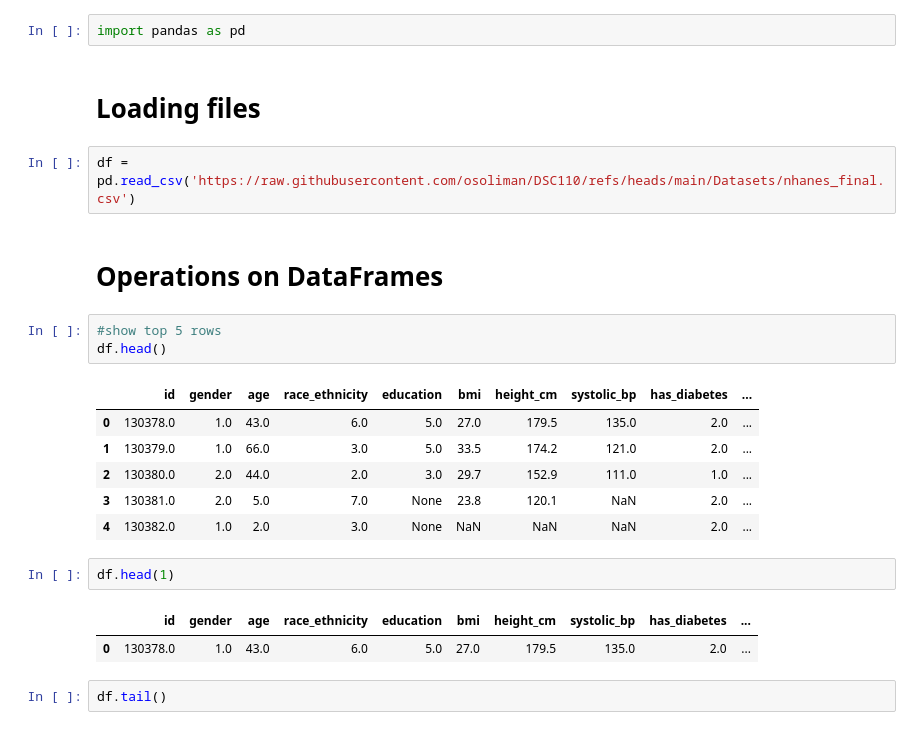
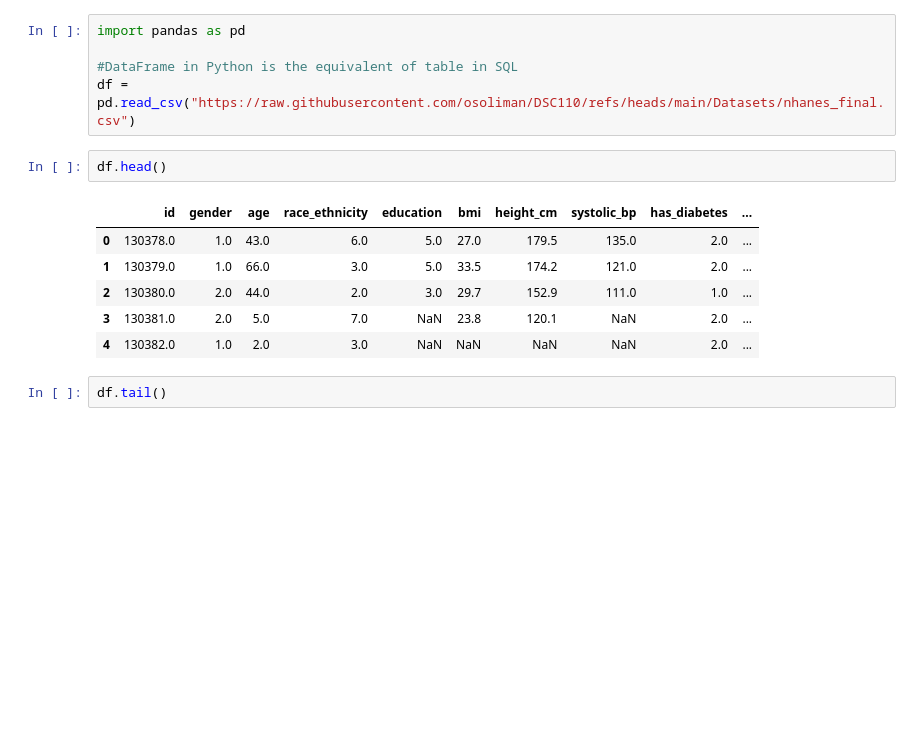
Before and after one commit to osoliman/DSC110, a Jupyter notebook: Description/DSC110_Description_Cleaning_Summarization.ipynb, the cells around one changed output. Drawn from its saved outputs; the diff is of its cells as text; blank space fills up the shorter version.

```diff
--- a/Description/DSC110_Description_Cleaning_Summarization.ipynb
+++ b/Description/DSC110_Description_Cleaning_Summarization.ipynb
@@ -5,26 +3,17 @@
-# %%
-import pandas as pd
-# %% [markdown]
-# **Loading files**
 # %%
-df = pd.read_csv('https://raw.githubusercontent.com/osoliman/DSC110/refs/heads/main/Datasets/nhanes_final.csv')
+import pandas as pd
+
+#DataFrame in Python is the equivalent of table in SQL
+df = pd.read_csv("https://raw.githubusercontent.com/osoliman/DSC110/refs/heads/main/Datasets/nhanes_final.csv")
-# %% [markdown]
-# **Operations on DataFrames**
-# %%
-#show top 5 rows
-df.head()
-# %% [output]
-|  | id | gender | age | race_ethnicity | education | bmi | height_cm | systolic_bp | has_diabetes | ... |
-| 0 | 130378.0 | 1.0 | 43.0 | 6.0 | 5.0 | 27.0 | 179.5 | 135.0 | 2.0 | ... |
-| 1 | 130379.0 | 1.0 | 66.0 | 3.0 | 5.0 | 33.5 | 174.2 | 121.0 | 2.0 | ... |
-| 2 | 130380.0 | 2.0 | 44.0 | 2.0 | 3.0 | 29.7 | 152.9 | 111.0 | 1.0 | ... |
-| 3 | 130381.0 | 2.0 | 5.0 | 7.0 | None | 23.8 | 120.1 | NaN | 2.0 | ... |
-| 4 | 130382.0 | 1.0 | 2.0 | 3.0 | None | NaN | NaN | NaN | 2.0 | ... |
 # %%
-df.head(1)
+df.head()
 # %% [output]
 |  | id | gender | age | race_ethnicity | education | bmi | height_cm | systolic_bp | has_diabetes | ... |
 | 0 | 130378.0 | 1.0 | 43.0 | 6.0 | 5.0 | 27.0 | 179.5 | 135.0 | 2.0 | ... |
+| 1 | 130379.0 | 1.0 | 66.0 | 3.0 | 5.0 | 33.5 | 174.2 | 121.0 | 2.0 | ... |
+| 2 | 130380.0 | 2.0 | 44.0 | 2.0 | 3.0 | 29.7 | 152.9 | 111.0 | 1.0 | ... |
+| 3 | 130381.0 | 2.0 | 5.0 | 7.0 | NaN | 23.8 | 120.1 | NaN | 2.0 | ... |
+| 4 | 130382.0 | 1.0 | 2.0 | 3.0 | NaN | NaN | NaN | NaN | 2.0 | ... |
 # %%
 df.tail()
 # %% [output]
```
Also changed, not shown: parts of 72 cells of this notebook.
